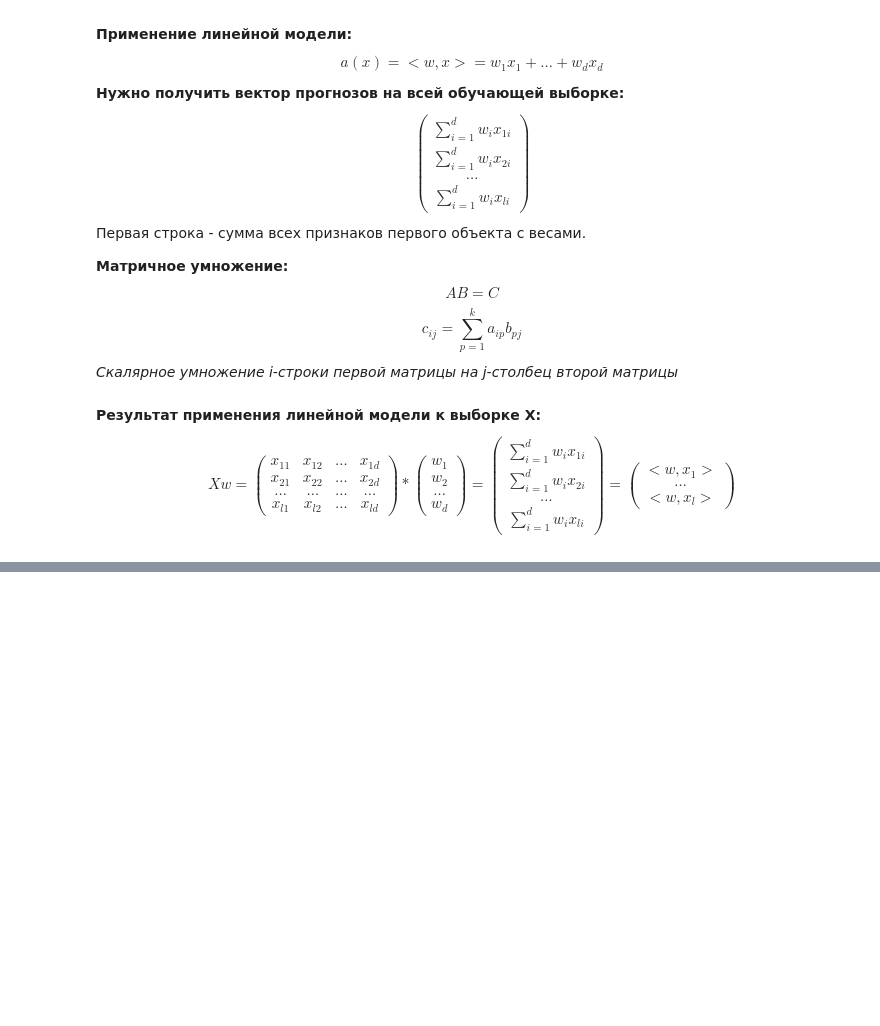
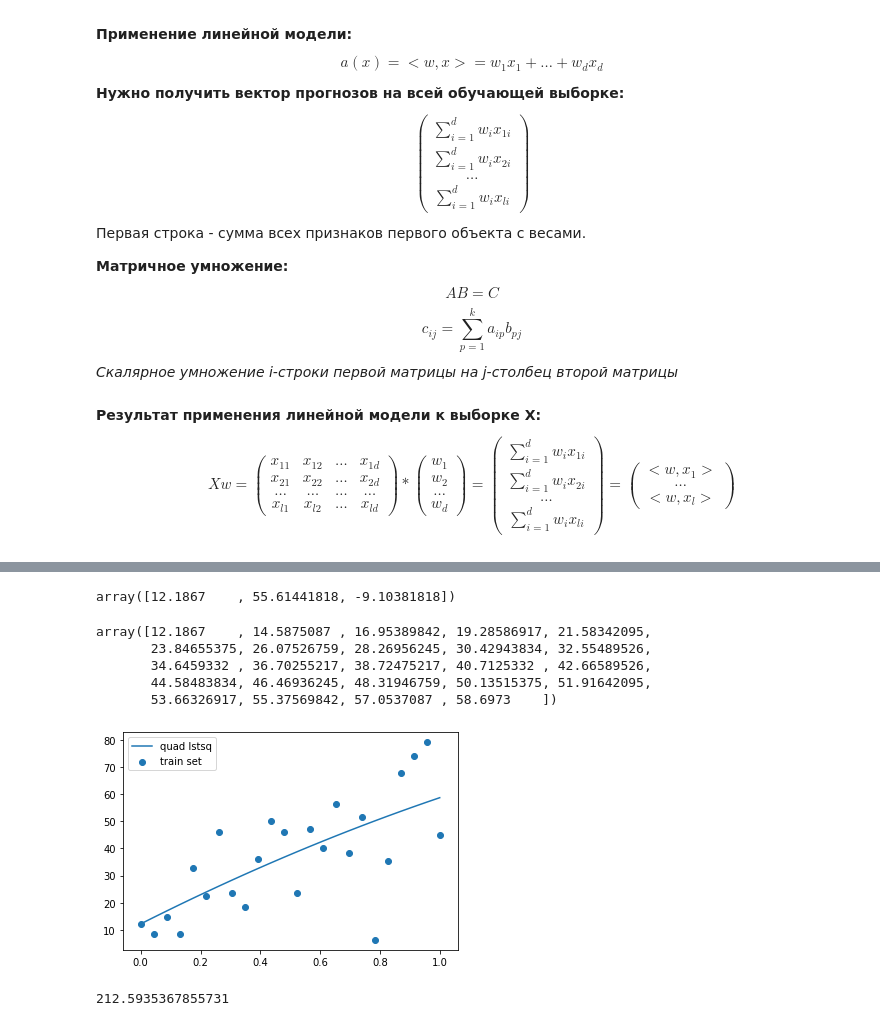
Before and after one commit to julia-komleva/ml-course-2021, a Jupyter notebook: 04_linear_regression.ipynb, the cells around one changed output, grey strips where cells are left out. Cells and saved outputs as stored; diff of their text form; code cells hidden in the pictures; blank space fills up the shorter version.

```diff
--- a/04_linear_regression.ipynb
+++ b/04_linear_regression.ipynb
@@ -111,0 +327,25 @@ $$\displaystyle{\lim_{x \to x_0} \frac{f(x) - f(x_0)}{x - x_0} = f'(x_0)}$$
+# %%
+X = list(zip(np.ones(24), x, x*x))
+# %%
+W = np.linalg.lstsq(X, y, rcond=None)[0]
+# %%
+W
+# %% [output]
+array([12.1867    , 55.61441818, -9.10381818])
+# %%
+def f(x, w):
+    return w[0] + w[1]*x + w[2]*x*x
+# %%
+f(x, W)
+# %% [output]
+array([12.1867    , 14.5875087 , 16.95389842, 19.28586917, 21.58342095,
+       23.84655375, 26.07526759, 28.26956245, 30.42943834, 32.55489526,
+       34.6459332 , 36.70255217, 38.72475217, 40.7125332 , 42.66589526,
+       44.58483834, 46.46936245, 48.31946759, 50.13515375, 51.91642095,
+       53.66326917, 55.37569842, 57.0537087 , 58.6973    ])
+# %%
+plt.scatter(x, y, label='train set')
+plt.plot(x, f(x, W), label='quad lstsq')
+plt.legend();
+# %% [output]
+[figure, added]
@@ -111,0 +354,4 @@ $$\displaystyle{\lim_{x \to x_0} \frac{f(x) - f(x_0)}{x - x_0} = f'(x_0)}$$
+# %%
+mean_squared_error(y, f(x, W))
+# %% [output]
+212.5935367855731
```
Also changed, not shown: parts of 22 cells of this notebook, 8 other files.
